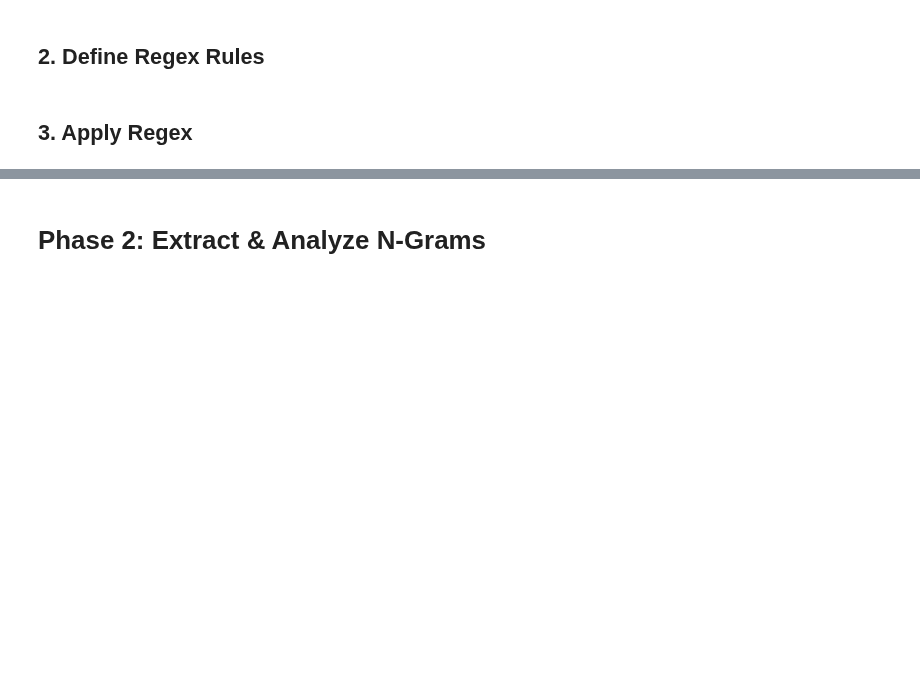
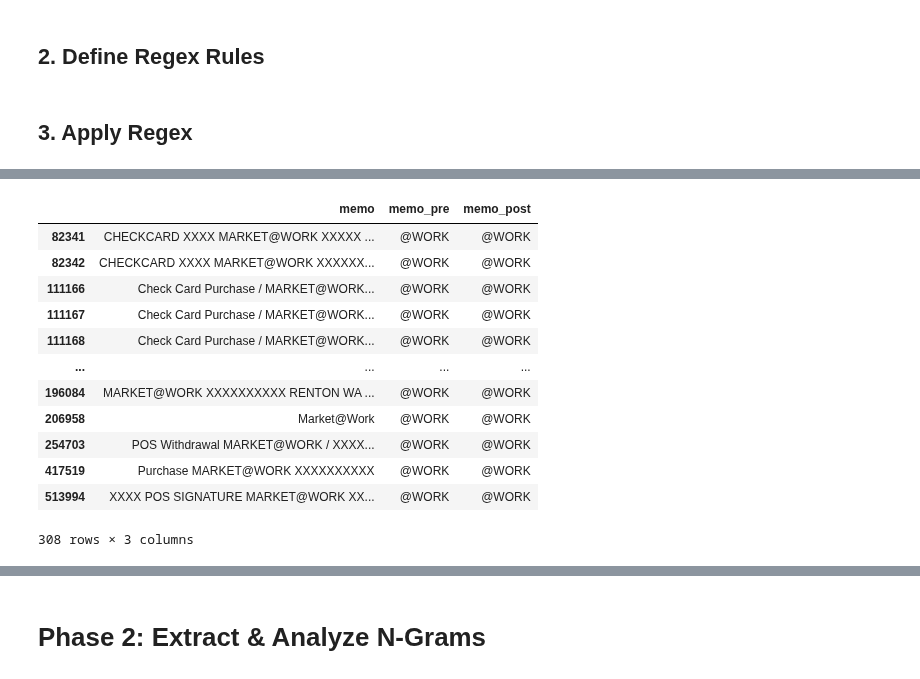
Before and after one commit to kylechoi101/DSC180A-Q1, a Jupyter notebook: Week 2/Haris_Saif.ipynb, the cells around one changed output, grey strips where cells are left out. Saved outputs shown, nothing was run; the diff lists cells and outputs as text; code cells hidden in the pictures; blank space fills up the shorter version.

```diff
--- a/Week 2/Haris_Saif.ipynb
+++ b/Week 2/Haris_Saif.ipynb
@@ -67,7 +95,7 @@ NOISE_WORDS = [
     # Added from 1-grams (and curated)
     "POS", "PURCHASE", "DEBIT", "VENDING", "POINT", "BIG", "NON", "TR", "SUP",
     # Added from 2-grams
-    "SNACK", "SODA", "HELP", "HTTPSHBOMAX", "HTTPSINSTACAR", 'SUPER', 'MART', 'CENTER', 'MARKET'
+    "SNACK", "SODA", "HELP", "HTTPSHBOMAX", "HTTPSINSTACAR", 'SUPER', 'MART', 'CENTER']
 ]
 NOISE_WORDS_REGEX = r"\b(" + "|".join(NOISE_WORDS) + r")\b"
 # %%
@@ -373,4 +437,18 @@ for memo in df[df['memo_post'].str.split().str.len() == 1]['memo_post'].value_co
 # %%
-df[df['memo_post'] == '']#.iloc[0]['memo']
+df[df['memo_post'] == '@WORK']#.iloc[0]['memo']
+# %% [output]
+|  | memo | memo_pre | memo_post |
+| 82341 | CHECKCARD XXXX MARKET@WORK XXXXX ... | @WORK | @WORK |
+| 82342 | CHECKCARD XXXX MARKET@WORK XXXXXX... | @WORK | @WORK |
+| 111166 | Check Card Purchase / MARKET@WORK... | @WORK | @WORK |
+| 111167 | Check Card Purchase / MARKET@WORK... | @WORK | @WORK |
+| 111168 | Check Card Purchase / MARKET@WORK... | @WORK | @WORK |
+| ... | ... | ... | ... |
+| 196084 | MARKET@WORK XXXXXXXXXX RENTON WA ... | @WORK | @WORK |
+| 206958 | Market@Work | @WORK | @WORK |
+| 254703 | POS Withdrawal MARKET@WORK / XXXX... | @WORK | @WORK |
+| 417519 | Purchase MARKET@WORK XXXXXXXXXX | @WORK | @WORK |
+| 513994 | XXXX POS SIGNATURE MARKET@WORK XX... | @WORK | @WORK |
+308 rows × 3 columns
 # %%
 df[df['memo_post'] == '']
```
Also changed, not shown: parts of 18 cells of this notebook.
